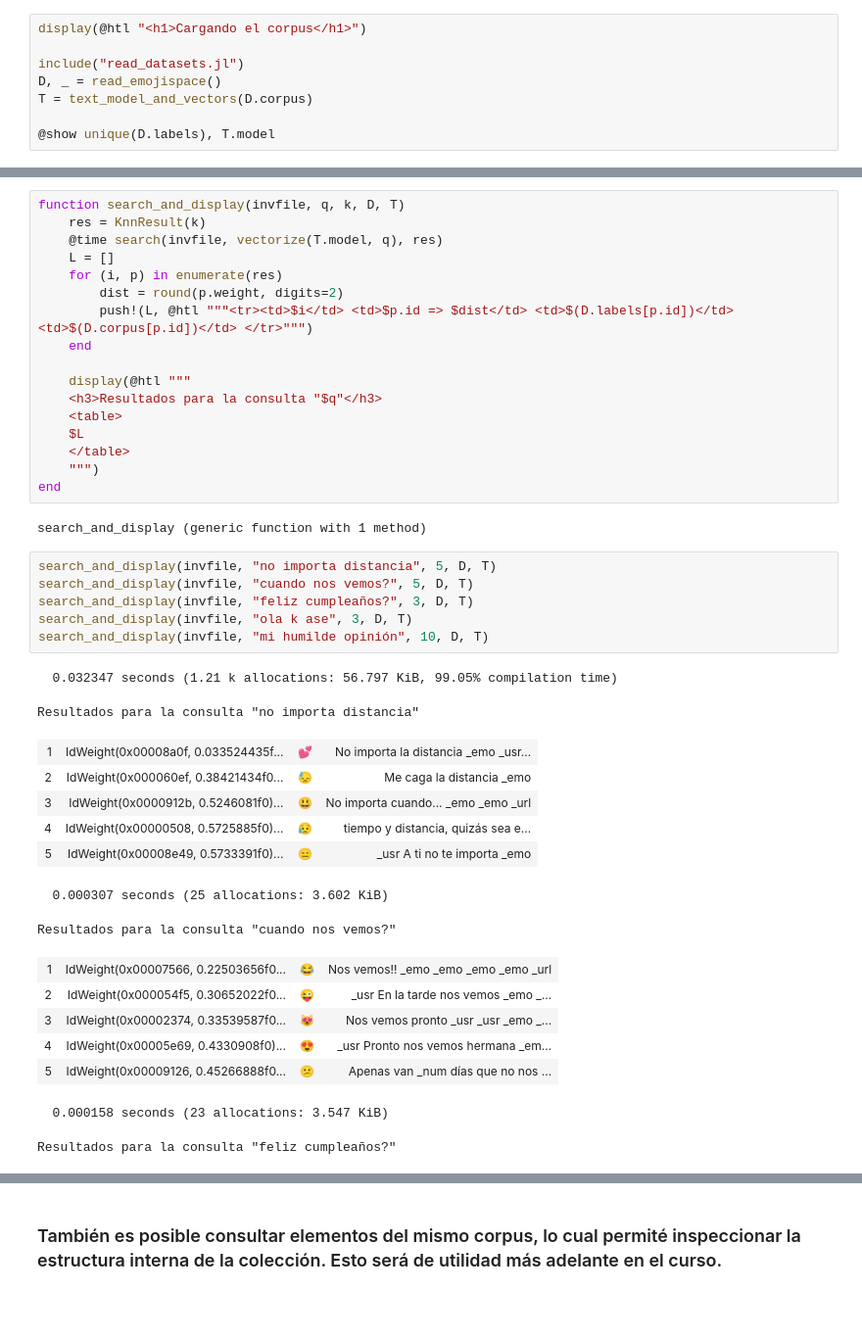
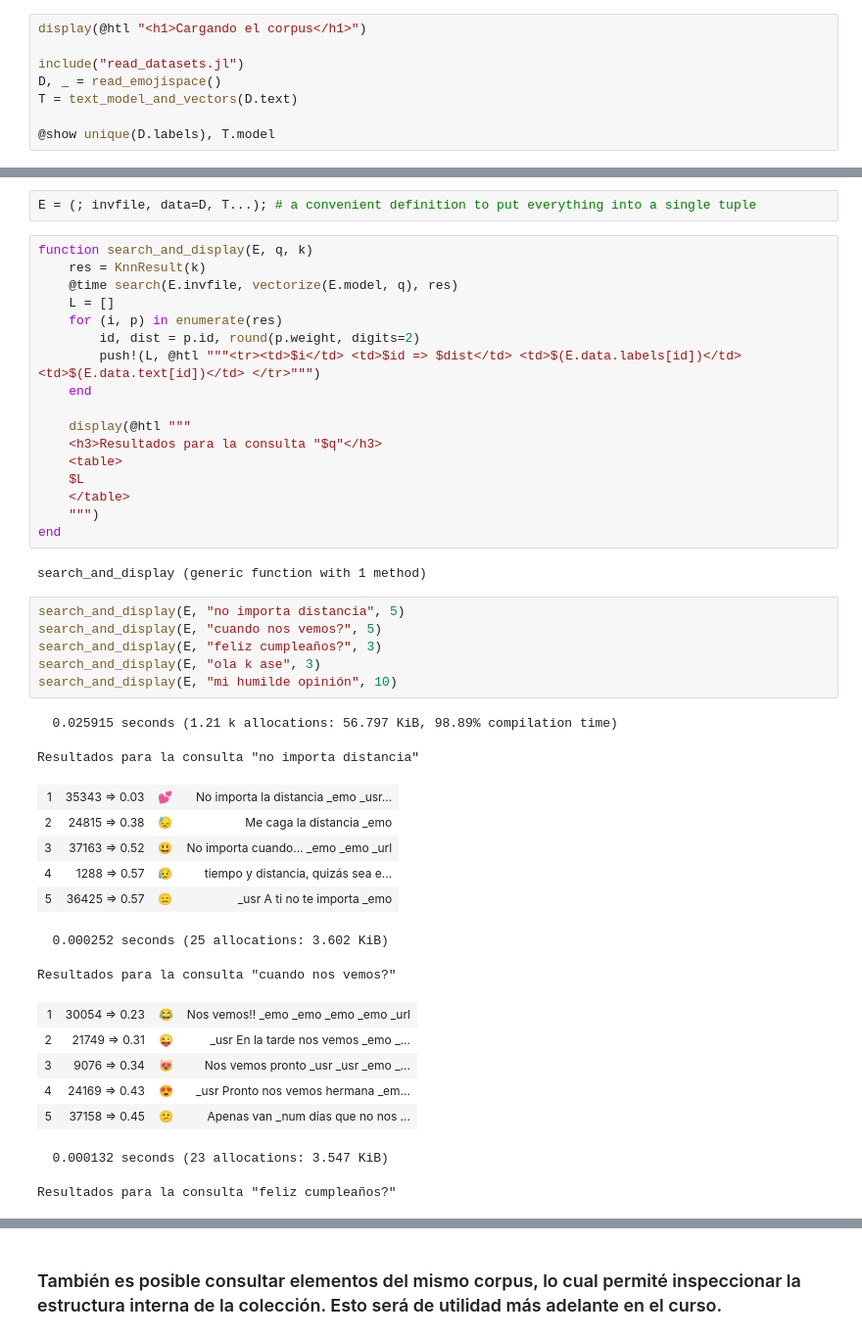
Before and after one commit to sadit/IR-2024, a Jupyter notebook: Unidades/u01.ipynb, the cells around one changed output, grey strips where cells are left out. Shown: that part at 98% size. Cells and saved outputs as stored; diff of their text form; blank space fills up the shorter version.

```diff
--- a/Unidades/u01.ipynb
+++ b/Unidades/u01.ipynb
@@ -74,7 +74,7 @@ display(@htl "<h1>Cargando el corpus</h1>")
 
 include("read_datasets.jl")
 D, _ = read_emojispace()
-T = text_model_and_vectors(D.corpus)
+T = text_model_and_vectors(D.text)
 
 @show unique(D.labels), T.model
 # %% [output]
@@ -100,14 +100,16 @@ invfile = WeightedInvertedFile(length(T.model.voc))
 append_items!(invfile, VectorDatabase(T.vectors))
 # %% [output]
 {WeightedInvertedFile{Nothing, SimilaritySearch.AdjacencyLists.AdjacencyList{IdWeight}} vocsize=41704, n=45000}
+# %%
+E = (; invfile, data=D, T...); # a convenient definition to put everything into a single tuple
 # %%
-function search_and_display(invfile, q, k, D, T)
+function search_and_display(E, q, k)
     res = KnnResult(k)
-    @time search(invfile, vectorize(T.model, q), res)
+    @time search(E.invfile, vectorize(E.model, q), res)
     L = []
     for (i, p) in enumerate(res)
-        dist = round(p.weight, digits=2)
-        push!(L, @htl """<tr><td>$i</td> <td>$p.id => $dist</td> <td>$(D.labels[p.id])</td> <td>$(D.corpus[p.id])</td> </tr>""")
+        id, dist = p.id, round(p.weight, digits=2)
+        push!(L, @htl """<tr><td>$i</td> <td>$id => $dist</td> <td>$(E.data.labels[id])</td> <td>$(E.data.text[id])</td> </tr>""")
     end
 
     display(@htl """
@@ -120,25 +122,25 @@ end
 # %% [output]
 search_and_display (generic function with 1 method)
 # %%
-search_and_display(invfile, "no importa distancia", 5, D, T)
-search_and_display(invfile, "cuando nos vemos?", 5, D, T)
-search_and_display(invfile, "feliz cumpleaños?", 3, D, T)
-search_and_display(invfile, "ola k ase", 3, D, T)
-search_and_display(invfile, "mi humilde opinión", 10, D, T)
+search_and_display(E, "no importa distancia", 5)
+search_and_display(E, "cuando nos vemos?", 5)
+search_and_display(E, "feliz cumpleaños?", 3)
+search_and_display(E, "ola k ase", 3)
+search_and_display(E, "mi humilde opinión", 10)
 # %% [output]
-  0.032347 seconds (1.21 k allocations: 56.797 KiB, 99.05% compilation time)
+  0.025915 seconds (1.21 k allocations: 56.797 KiB, 98.89% compilation time)
 Resultados para la consulta "no importa distancia"
-| 1 | IdWeight(0x00008a0f, 0.033524435f... | 💕 | No importa la distancia _emo _usr... |
-| 2 | IdWeight(0x000060ef, 0.38421434f0... | 😓 | Me caga la distancia _emo |
-| 3 | IdWeight(0x0000912b, 0.5246081f0)... | 😃 | No importa cuando... _emo _emo _url |
-| 4 | IdWeight(0x00000508, 0.5725885f0)... | 😥 | tiempo y distancia, quizás sea e... |
-| 5 | IdWeight(0x00008e49, 0.5733391f0)... | 😑 | _usr A ti no te importa _emo |
+| 1 | 35343 => 0.03 | 💕 | No importa la distancia _emo _usr... |
+| 2 | 24815 => 0.38 | 😓 | Me caga la distancia _emo |
+| 3 | 37163 => 0.52 | 😃 | No importa cuando... _emo _emo _url |
+| 4 | 1288 => 0.57 | 😥 | tiempo y distancia, quizás sea e... |
+| 5 | 36425 => 0.57 | 😑 | _usr A ti no te importa _emo |
-  0.000307 seconds (25 allocations: 3.602 KiB)
+  0.000252 seconds (25 allocations: 3.602 KiB)
 Resultados para la consulta "cuando nos vemos?"
-| 1 | IdWeight(0x00007566, 0.22503656f0... | 😂 | Nos vemos!! _emo _emo _emo _emo _url |
-| 2 | IdWeight(0x000054f5, 0.30652022f0... | 😜 | _usr En la tarde nos vemos _emo _... |
-| 3 | IdWeight(0x00002374, 0.33539587f0... | 😻 | Nos vemos pronto _usr _usr _emo _... |
-| 4 | IdWeight(0x00005e69, 0.4330908f0)... | 😍 | _usr Pronto nos vemos hermana _em... |
-| 5 | IdWeight(0x00009126, 0.45266888f0... | 😕 | Apenas van _num días que no nos ... |
+| 1 | 30054 => 0.23 | 😂 | Nos vemos!! _emo _emo _emo _emo _url |
+| 2 | 21749 => 0.31 | 😜 | _usr En la tarde nos vemos _emo _... |
+| 3 | 9076 => 0.34 | 😻 | Nos vemos pronto _usr _usr _emo _... |
+| 4 | 24169 => 0.43 | 😍 | _usr Pronto nos vemos hermana _em... |
+| 5 | 37158 => 0.45 | 😕 | Apenas van _num días que no nos ... |
-  0.000158 seconds (23 allocations: 3.547 KiB)
+  0.000132 seconds (23 allocations: 3.547 KiB)
 Resultados para la consulta "feliz cumpleaños?"
```
Also changed, not shown: parts of 2 cells of this notebook, 11 other files.
